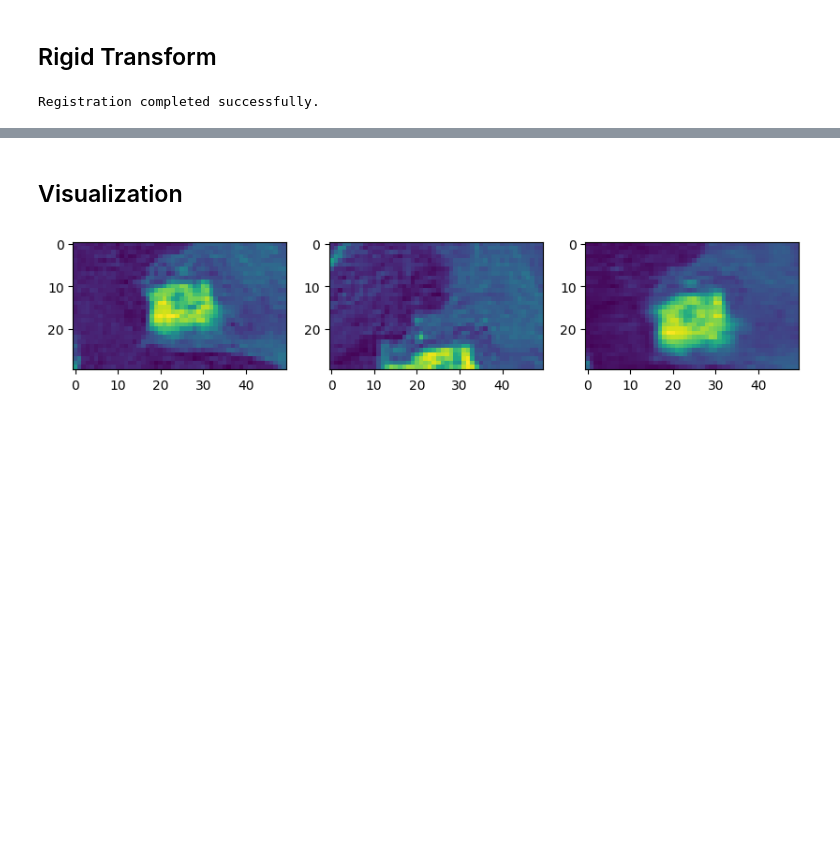
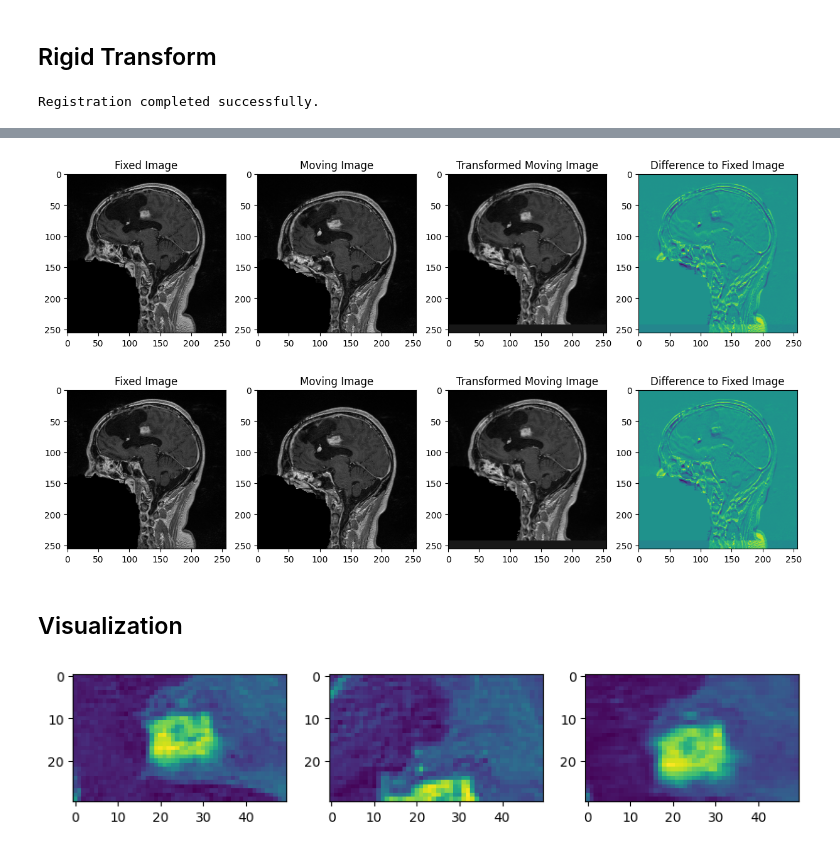
Before and after one commit to Sevenudeloin/VITK-turbo-lamp, a Jupyter notebook: Axelle_Tests.ipynb, the cells around one changed output, grey strips where cells are left out. Saved outputs shown, nothing was run; the diff lists cells and outputs as text; code cells hidden in the pictures; blank space fills up the shorter version.

```diff
--- a/Axelle_Tests.ipynb
+++ b/Axelle_Tests.ipynb
@@ -300,0 +314,17 @@ writer2.Update()
+# %%
+# Perform registrations using different methods
+methods = ["MeanSquares", "MattesMutualInformation"]
+results = {}
+
+for method in methods:
+    final_transform, metric_value = affineTransform(fixed_image_path, moving_image_path, method)
+    results[method] = {
+        "transform": final_transform,
+        "metric_value": metric_value
+    }
+
+# Display results
+for method, result in results.items():
+    print(f"Method: {method}")
+    print(f"Metric Value: {result['metric_value']}")
+    print(f"Final Transform: {result['transform']}")
@@ -301,3 +349,48 @@ writer2.Update()
+# %%
+def show_images(fixed_image, moving_image, transformed_moving_image):
+    fixed_array = itk.array_view_from_image(fixed_image)
+    moving_array = itk.array_view_from_image(moving_image)
+    transformed_moving_array = itk.array_view_from_image(transformed_moving_image)
+
+    fig, axes = plt.subplots(1, 4, figsize=(15, 5))
+    axes[0].imshow(fixed_array[80, :, :], cmap='gray')
+    axes[0].set_title('Fixed Image')
+
+    axes[1].imshow(moving_array[80, :, :], cmap='gray')
+    axes[1].set_title('Moving Image')
+
+    axes[2].imshow(transformed_moving_array[80, :, :], cmap='gray')
+    axes[2].set_title('Transformed Moving Image')
+
+    axes[3].imshow(fixed_array[80, :, :] - transformed_moving_array[80, :, :], cmap='viridis')
+    axes[3].set_title('Difference to Fixed Image')
+
+    plt.show()
+
+# Apply the transformation and visualize
+fixed_image = itk.imread(fixed_image_path, itk.F)
+moving_image = itk.imread(moving_image_path, itk.F)
+
+for method, result in results.items():
+    transform = result['transform']
+
+    # ResampleFilterType = itk.ResampleImageFilter[MovingImageType, FixedImageType]
+    # resampler = ResampleFilterType.New()
+    # resampler.SetTransform(transform)
+    # resampler.SetInput(moving_image)
+    # resampler.SetSize(fixed_image.GetLargestPossibleRegion().GetSize())
+    # resampler.SetOutputOrigin(fixed_image.GetOrigin())
+    # resampler.SetOutputSpacing(fixed_image.GetSpacing())
+    # resampler.SetOutputDirection(fixed_image.GetDirection())
+    # resampler.SetDefaultPixelValue(0)
+    resampler.SetDefaultPixelValue(100)
+    resampler.Update()
+
+    transformed_moving_image = resampler.GetOutput()
+    show_images(fixed_image, moving_image, transformed_moving_image)
+# %% [output]
+[figure, added]
+[figure, added]
 # %% [markdown]
 ## Visualization
 # %%
```
Also changed, not shown: parts of 36 cells of this notebook.
